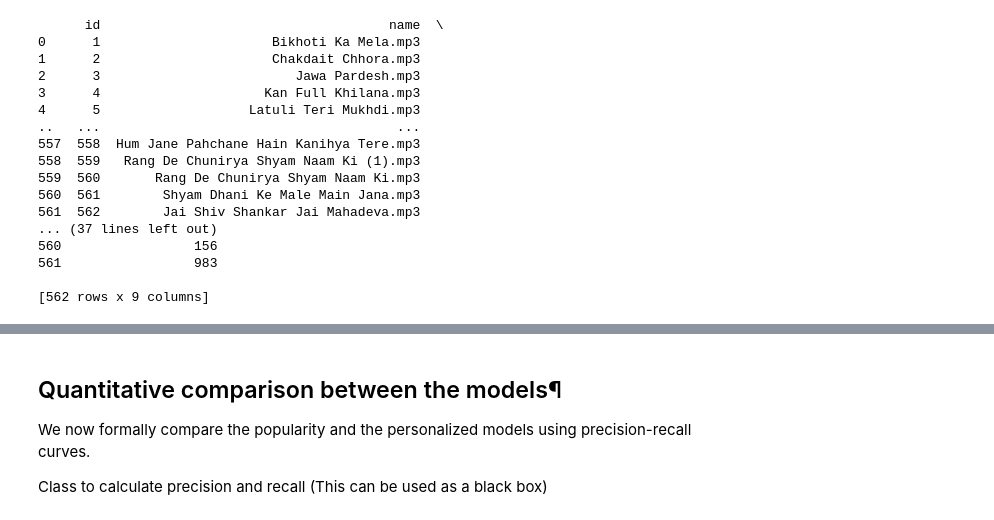
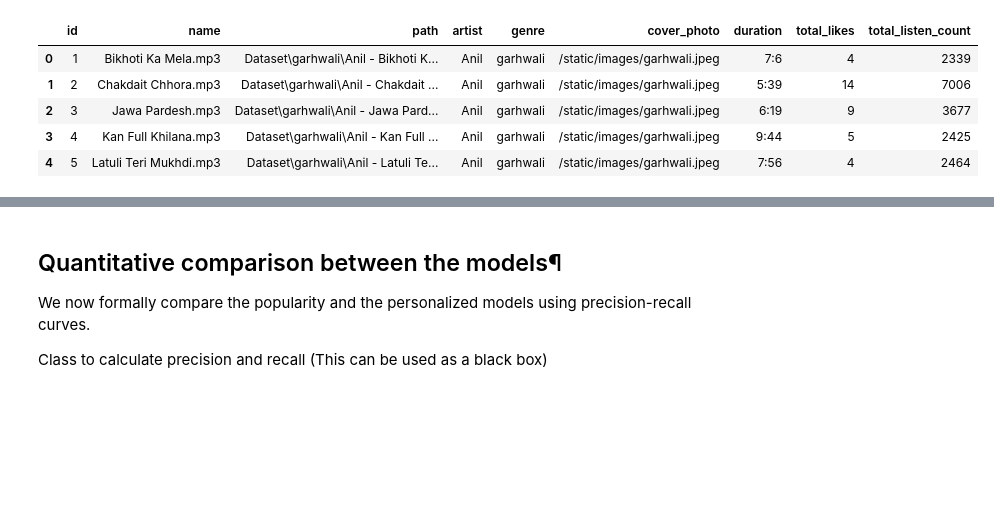
Before and after one commit to Deep-De-coder/Music-Recommendation, a Jupyter notebook: combined.ipynb, the cells around one changed output, grey strips where cells are left out. Cells and saved outputs as stored; diff of their text form; code cells hidden in the pictures; blank space fills up the shorter version.

```diff
--- a/combined.ipynb
+++ b/combined.ipynb
@@ -47,26 +50,15 @@ sql_query = pd.read_sql_query ('''
                                ''', conn)
 # %%
 song_df = pd.DataFrame(sql_query, columns = ['id', 'name', 'path' , 'artist' , 'genre' , 'cover_photo' , 'duration' , 'total_likes' , 'total_listen_count'])
-# %%
-print(song_df)
-# %% [output]
-      id                                     name  \
-0      1                      Bikhoti Ka Mela.mp3
-1      2                      Chakdait Chhora.mp3
-2      3                         Jawa Pardesh.mp3
-3      4                     Kan Full Khilana.mp3
-4      5                   Latuli Teri Mukhdi.mp3
-..   ...                                      ...
-557  558  Hum Jane Pahchane Hain Kanihya Tere.mp3
-558  559   Rang De Chunirya Shyam Naam Ki (1).mp3
-559  560       Rang De Chunirya Shyam Naam Ki.mp3
-560  561        Shyam Dhani Ke Male Main Jana.mp3
-561  562        Jai Shiv Shankar Jai Mahadeva.mp3
-... (37 lines left out)
-560                 156
-561                 983
-
-[562 rows x 9 columns]
+# %%
+song_df.head()
+# %% [output]
+|  | id | name | path | artist | genre | cover_photo | duration | total_likes | total_listen_count |
+| 0 | 1 | Bikhoti Ka Mela.mp3 | Dataset\garhwali\Anil - Bikhoti K... | Anil | garhwali | /static/images/garhwali.jpeg | 7:6 | 4 | 2339 |
+| 1 | 2 | Chakdait Chhora.mp3 | Dataset\garhwali\Anil - Chakdait ... | Anil | garhwali | /static/images/garhwali.jpeg | 5:39 | 14 | 7006 |
+| 2 | 3 | Jawa Pardesh.mp3 | Dataset\garhwali\Anil - Jawa Pard... | Anil | garhwali | /static/images/garhwali.jpeg | 6:19 | 9 | 3677 |
+| 3 | 4 | Kan Full Khilana.mp3 | Dataset\garhwali\Anil - Kan Full ... | Anil | garhwali | /static/images/garhwali.jpeg | 9:44 | 5 | 2425 |
+| 4 | 5 | Latuli Teri Mukhdi.mp3 | Dataset\garhwali\Anil - Latuli Te... | Anil | garhwali | /static/images/garhwali.jpeg | 7:56 | 4 | 2464 |
 # %%
 song_df.head()
 # %% [output]
```
Also changed, not shown: parts of 17 cells of this notebook, 10 other files.
